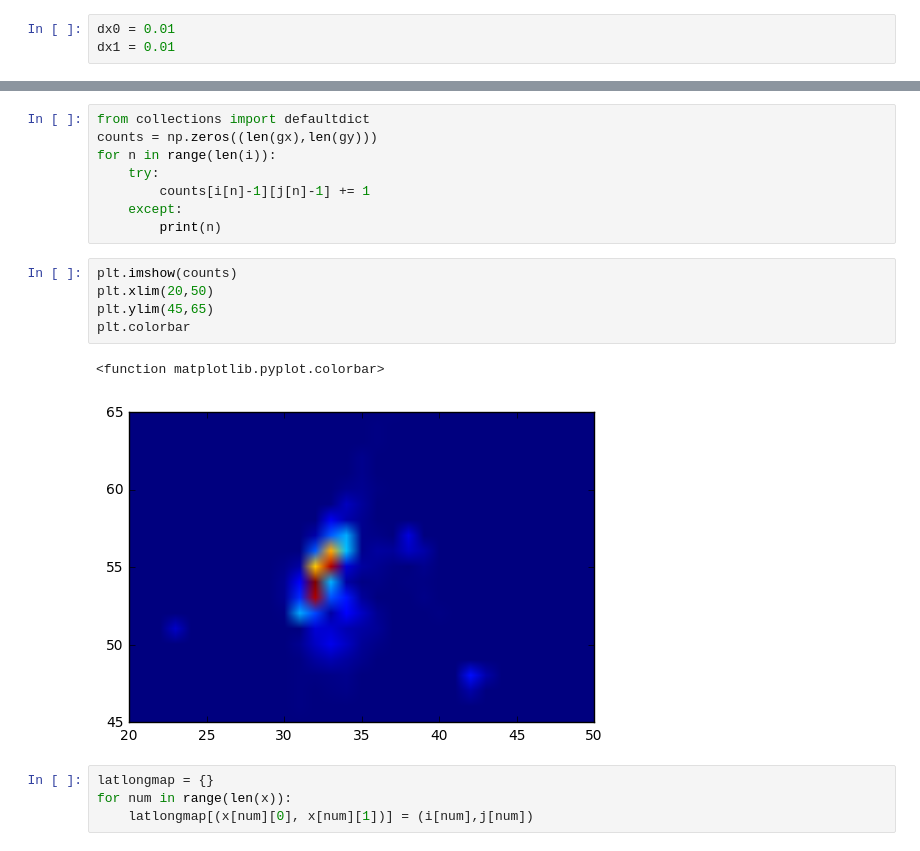
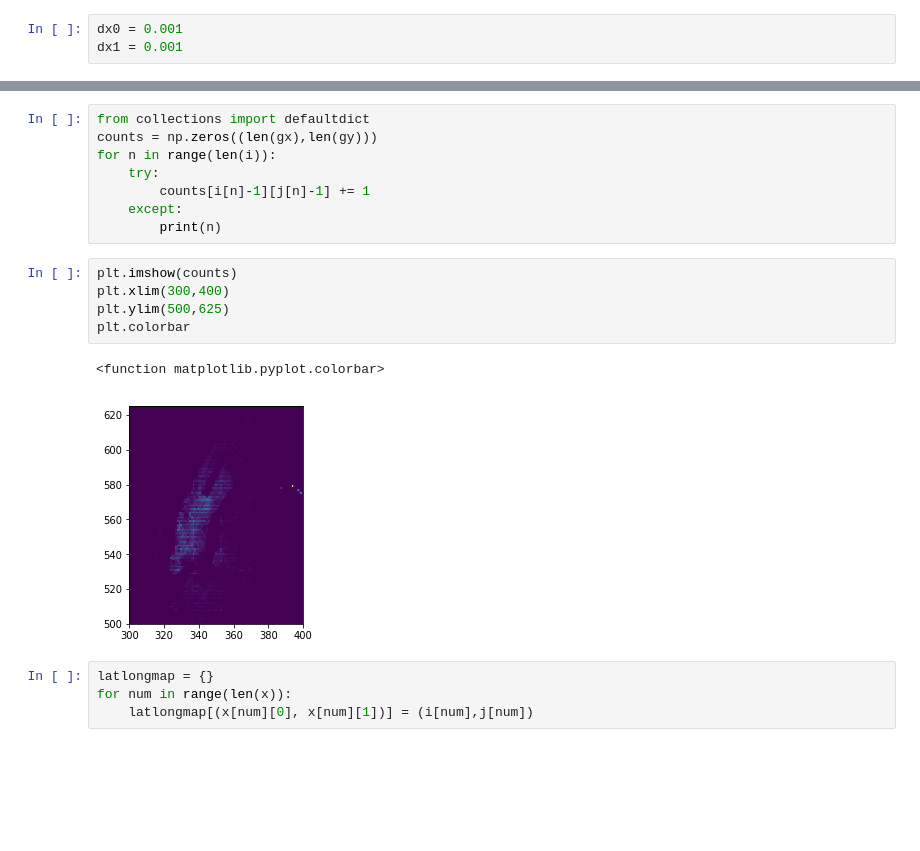
Before and after one commit to msabhi/mining-uber-dataset, a Jupyter notebook: RandomForest/counting.ipynb, the cells around one changed output, grey strips where cells are left out. Cells and saved outputs as stored; diff of their text form; blank space fills up the shorter version.

```diff
--- a/RandomForest/counting.ipynb
+++ b/RandomForest/counting.ipynb
@@ -15,8 +15,8 @@ import collections
 x=pd.read_csv('results.csv', sep=',',header=None)
 x = x.values
 # %%
-dx0 = 0.01
-dx1 = 0.01
+dx0 = 0.001
+dx1 = 0.001
 # %%
 def minmax_scaling(array, columns, min_val=0, max_val=1):
     ary_new = array.astype(float)
@@ -58,12 +58,12 @@ for n in range(len(i)):
         print(n)
 # %%
 plt.imshow(counts)
-plt.xlim(20,50)
-plt.ylim(45,65)
+plt.xlim(300,400)
+plt.ylim(500,625)
 plt.colorbar
 # %% [output]
 <function matplotlib.pyplot.colorbar>
-[figure, old version]
+[figure, new version]
 # %%
 latlongmap = {}
 for num in range(len(x)):
```
Also changed, not shown: parts of 23 cells of this notebook, 10 other files.
